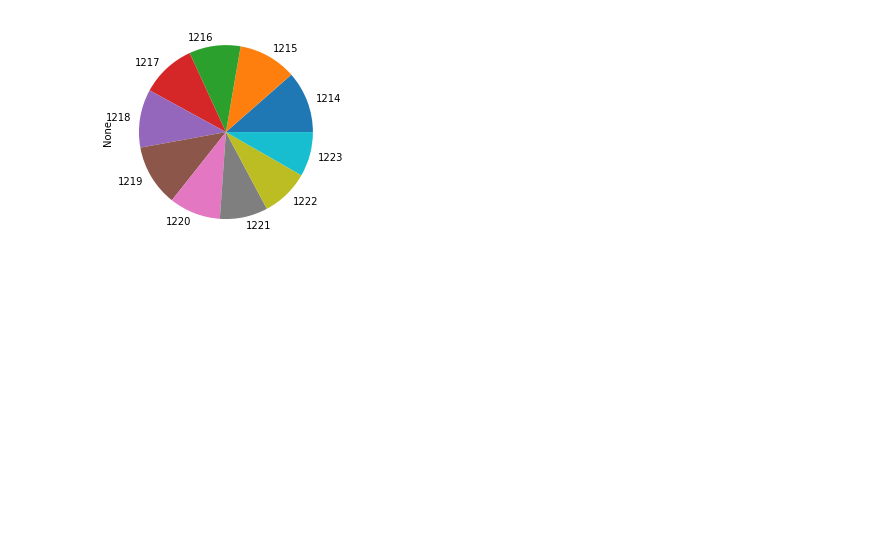
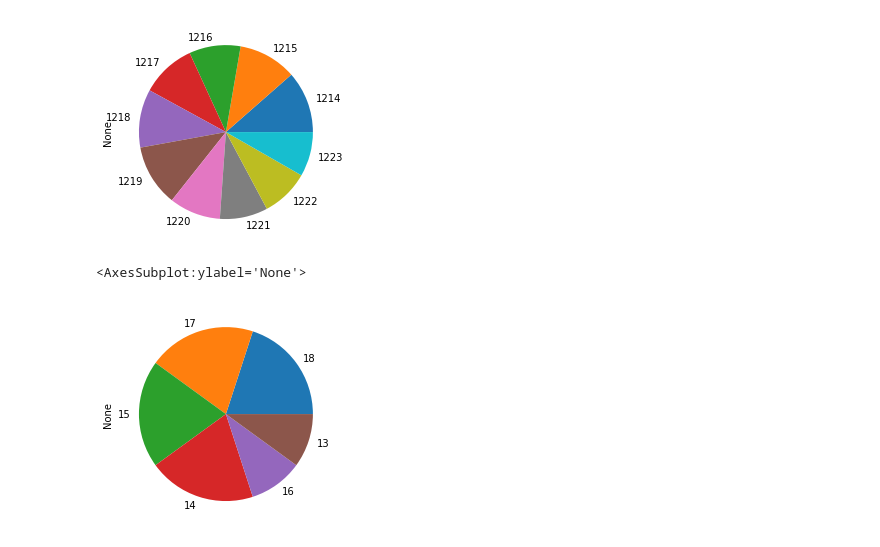
Before and after one commit to sumanthkm/Cisco-2021-12Dec-13, a Jupyter notebook: Cisco-2021-12Dec-14.ipynb, the cells around one changed output. Saved outputs shown, nothing was run; the diff lists cells and outputs as text; code cells hidden in the pictures; blank space fills up the shorter version.

```diff
--- a/Cisco-2021-12Dec-14.ipynb
+++ b/Cisco-2021-12Dec-14.ipynb
@@ -419,3 +420,8 @@ s.plot.pie()
 # %% [output]
 <AxesSubplot:ylabel='None'>
 [figure]
+# %%
+s.value_counts().plot.pie()
+# %% [output]
+<AxesSubplot:ylabel='None'>
+[figure, added]
```
Also changed, not shown: parts of 3 cells of this notebook.
